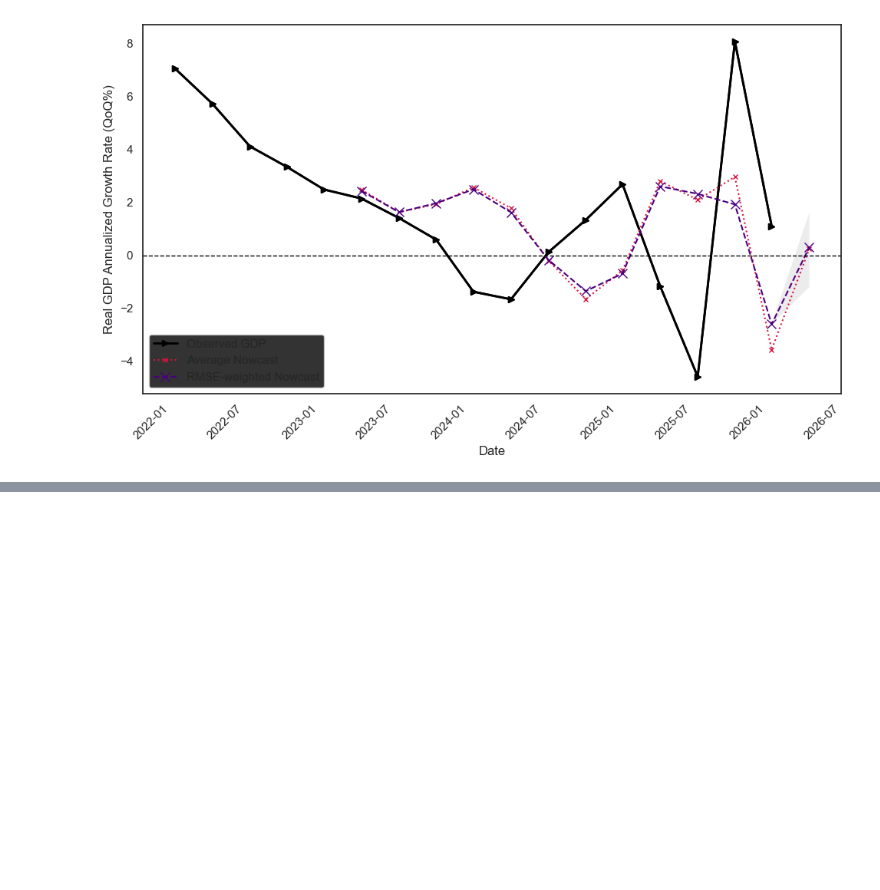
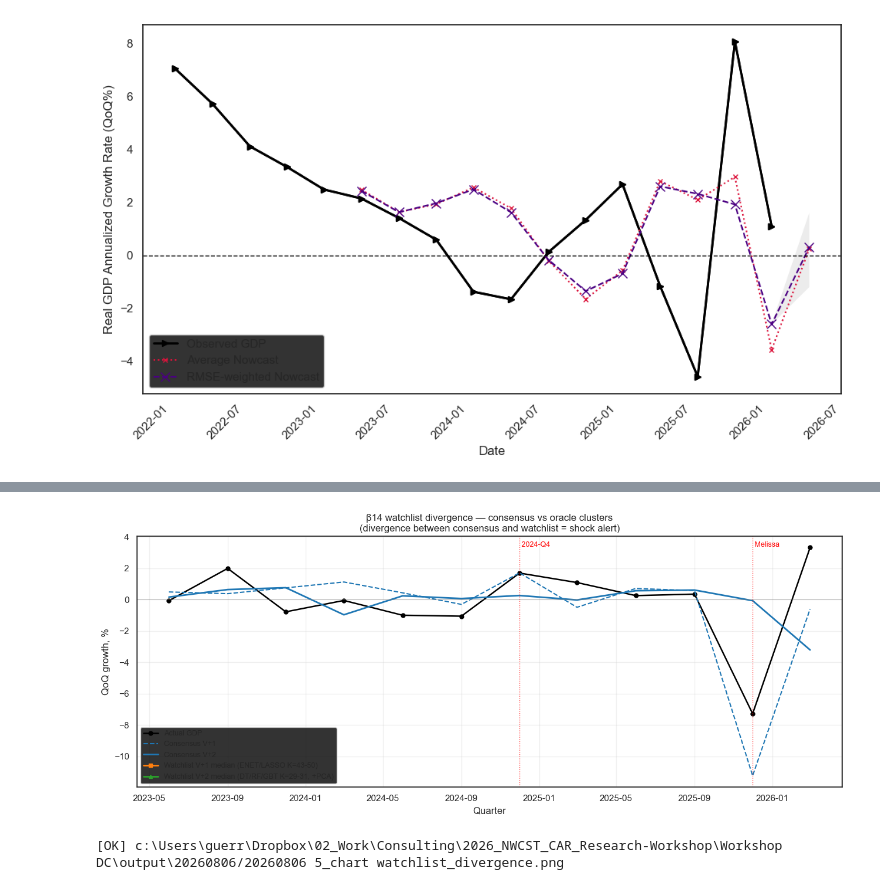
Before and after one commit to CCBeconomics/nowcasting, a Jupyter notebook: DC/activity/act9_results.ipynb, the cells around one changed output, grey strips where cells are left out. Drawn from its saved outputs; the diff is of its cells as text; code cells hidden in the pictures; blank space fills up the shorter version.

```diff
--- a/DC/activity/act9_results.ipynb
+++ b/DC/activity/act9_results.ipynb
@@ -1420,0 +1470,67 @@ plt.show()
+# %%
+# Watchlist divergence: consensus vs V+1 ENET/LASSO median vs V+2 trees+PCA median
+import matplotlib.pyplot as plt, pandas as pd, numpy as np, re
+
+fcst = pd.read_excel(f"{PATH_OUTPUT}/{forecast_file}", parse_dates=["date"])
+ra   = pd.read_excel(f"{PATH_OUTPUT}/{date_str} 4_rslt regime_aware_nowcast.xlsx", parse_dates=["date"])
+
+VMAP = {"two_back":-2,"one_back":-1,"zero_back":0,"one_ahead":1,"two_ahead":2}
+long = fcst.melt(id_vars=["date","spec","estimator","actuals"],  # no seed col: act8 fixes NWCST_SEED; only beta14a pools seeds
+                 value_vars=list(VMAP), var_name="horizon", value_name="pred")
+long["Vintage"] = long["horizon"].map(VMAP)
+
+def _k_leading(s):
+    m = re.match(r"^(?:lars|bench|flats)(\d+)", s)
+    return int(m.group(1)) if m else None
+
+# V+1 watchlist: ENET/LASSO at K in {43,47,48,49,50}, plain (no p3/p5/p5l2)
+def _is_plain(s):
+    return re.fullmatch(r"(?:lars|bench|flats)\d+", s) is not None
+v1_watch = long[
+    (long["Vintage"]==1) & (long["estimator"].isin(["ENET","LASSO"])) &
+    (long["spec"].apply(lambda s: _k_leading(s) in {43,47,48,49,50} and _is_plain(s)))
+]
+v1_med = v1_watch.groupby("date")["pred"].median().rename("v1_watchlist_median")
+
+# V+2 watchlist: DT/RF/GBT at K in {29,30,31}, with PCA variants p3/p5/p5l2
+def _has_pca_variant(s):
+    return bool(re.search(r"(p[0-9]+(l[0-9]+)?)$", s))
+v2_watch = long[
+    (long["Vintage"]==2) & (long["estimator"].isin(["DT","RF","GBT"])) &
+    (long["spec"].apply(lambda s: _k_leading(s) in {29,30,31} and _has_pca_variant(s)))
+]
+v2_med = v2_watch.groupby("date")["pred"].median().rename("v2_watchlist_median")
+
+# Consensus (regime-aware) at V+1 and V+2
+consensus_v1 = ra[ra["Vintage"]==1].set_index("date")["regime_aware_nowcast"].rename("consensus_v1")
+consensus_v2 = ra[ra["Vintage"]==2].set_index("date")["regime_aware_nowcast"].rename("consensus_v2")
+actual = ra[ra["Vintage"]==2].set_index("date")["actual"].rename("actual")
+
+dash_df = pd.concat([actual, consensus_v1, consensus_v2, v1_med, v2_med], axis=1).sort_index()
+
+fig, ax = plt.subplots(figsize=(13, 5.5))
+ax.plot(dash_df.index, dash_df["actual"],        color="black",     linewidth=1.8, marker="o", markersize=5, label="Actual GDP")
+ax.plot(dash_df.index, dash_df["consensus_v1"],  color="tab:blue",  linewidth=1.5, linestyle="--", label="Consensus V+1")
+ax.plot(dash_df.index, dash_df["consensus_v2"],  color="tab:blue",  linewidth=2.0, label="Consensus V+2")
+ax.plot(dash_df.index, dash_df["v1_watchlist_median"], color="tab:orange", linewidth=2.0, marker="s", markersize=4, label="Watchlist V+1 median (ENET/LASSO K=43-50)")
+ax.plot(dash_df.index, dash_df["v2_watchlist_median"], color="tab:green",  linewidth=2.0, marker="^", markersize=4, label="Watchlist V+2 median (DT/RF/GBT K=29-31, +PCA)")
+
+for d, lab in [("2024-12-01","2024-Q4"), ("2025-12-01","Melissa")]:
+    dts = pd.Timestamp(d)
+    if dts in dash_df.index:
+        ax.axvline(dts, color="red", linestyle=":", linewidth=1, alpha=0.7)
+        ax.text(dts, ax.get_ylim()[1]*0.92, " "+lab, color="red", fontsize=9, va="top")
+
+ax.axhline(0, color="gray", linewidth=0.7, alpha=0.6)
+ax.set_xlabel("Quarter"); ax.set_ylabel("QoQ growth, %")
+ax.set_title("β14 watchlist divergence — consensus vs oracle clusters\n(divergence between consensus and watchlist = shock alert)")
+ax.legend(loc="lower left", fontsize=9)
+ax.grid(alpha=0.3)
+plt.tight_layout()
+out = f"{PATH_OUTPUT}/{date_str} 5_chart watchlist_divergence.png"
+plt.savefig(out, dpi=150, bbox_inches="tight")
+plt.show()
+print(f"[OK] {out}")
+# %% [output]
+[figure, added]
+[OK] c:\Users\guerr\Dropbox\02_Work\Consulting\2026_NWCST_CAR_Research-Workshop\Workshop DC\output\20260806/20260806 5_chart watchlist_divergence.png
```
Also changed, not shown: parts of 3 cells of this notebook.
